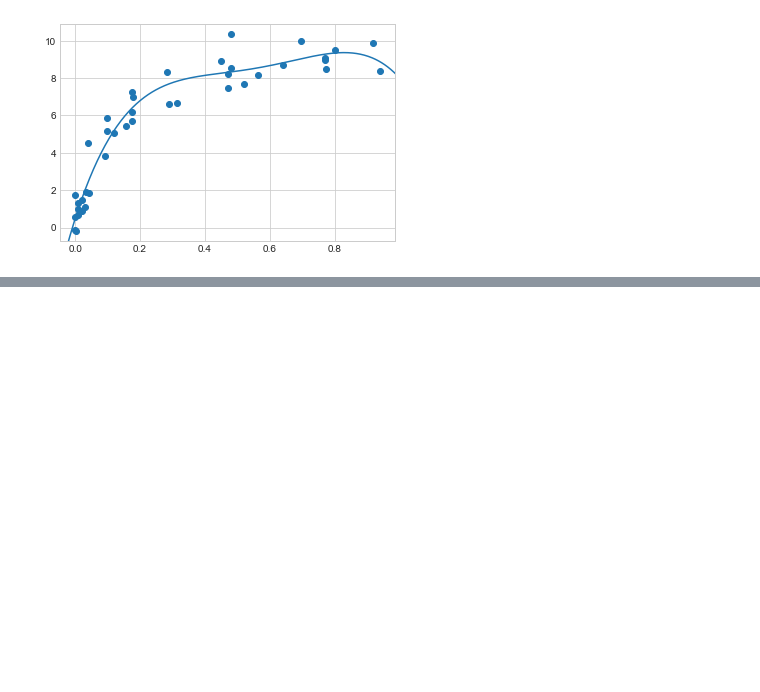
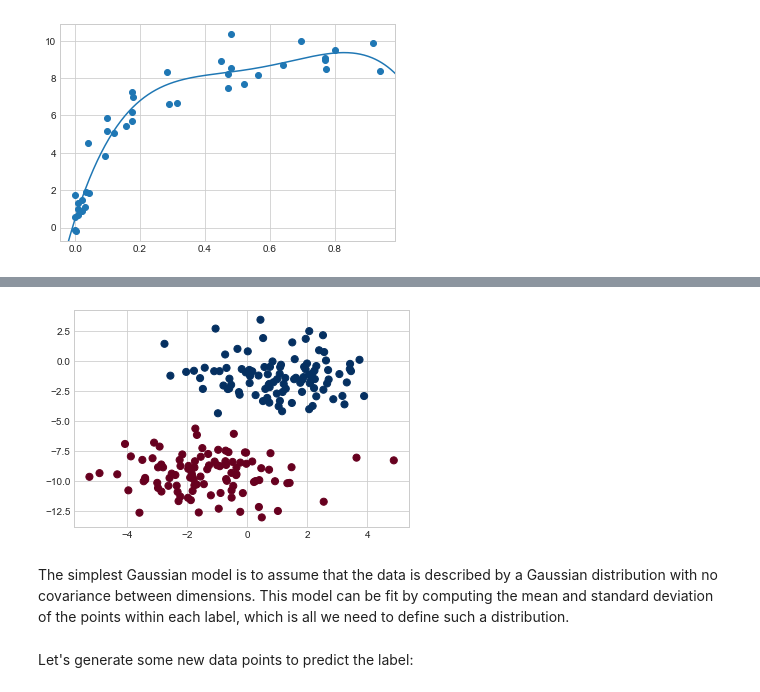
Before and after one commit to Oluwajobs/python_data_science, a Jupyter notebook: ML_Note.ipynb, the cells around one changed output, grey strips where cells are left out. Cells and saved outputs as stored; diff of their text form; code cells hidden in the pictures; blank space fills up the shorter version.

```diff
--- a/ML_Note.ipynb
+++ b/ML_Note.ipynb
@@ -656,0 +948,19 @@ plt.axis(lim);
+# %%
+# import necessary libraries
+%matplotlib inline
+import numpy as np
+import matplotlib.pyplot as plt
+import seaborn as sns
+plt.style.use('seaborn-whitegrid')
+# %%
+# create data group from sklearn dataset blob
+from sklearn.datasets import make_blobs  # Generate isotropic Gaussian blobs for clustering.
+X, y = make_blobs(200, 2, centers=2,
+                 random_state=2, cluster_std=1.5)  # n_samples, n_features, centers, random_state. It returns X ndarray of shape (n_samples, n_features) and y ndarray of size (n_samples)
+
+# plot the data
+plt.scatter(X[:, 0], X[:, 1], c=y, s=50, cmap='RdBu');
+# %% [output]
+[figure, added]
+# %% [markdown]
+The simplest Gaussian model is to assume that the data is described by a Gaussian distribution with no covariance between dimensions. This model can be fit by computing the mean and standard deviation of the points within each label, which is all we need to define such a distribution.
@@ -656,0 +972,2 @@ plt.axis(lim);
+# %% [markdown]
+Let's generate some new data points to predict the label:
```
Also changed, not shown: parts of 84 cells of this notebook.
